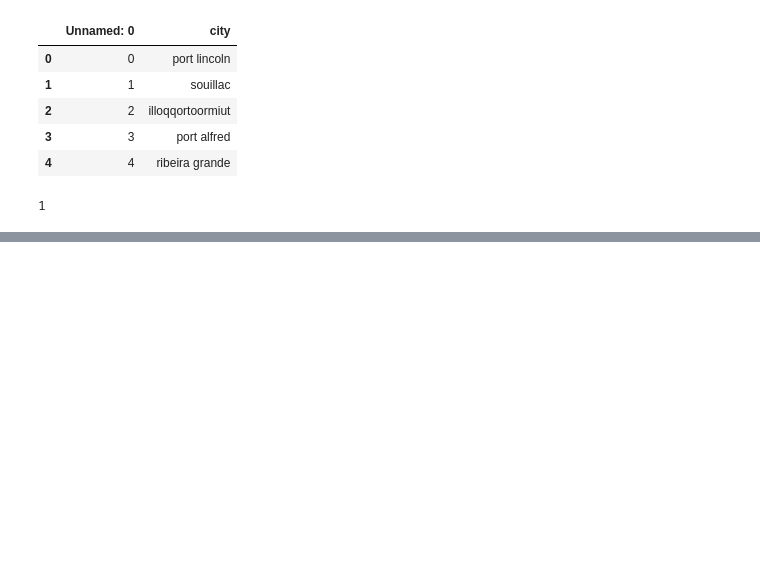
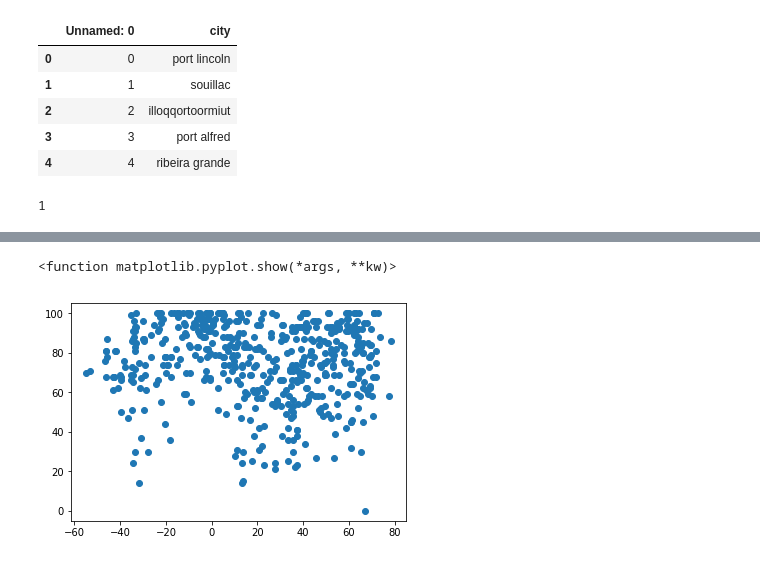
Before and after one commit to elsaschieffelin/HW6-Python-APIs, a Jupyter notebook: main.py.ipynb, the cells around one changed output, grey strips where cells are left out. Drawn from its saved outputs; the diff is of its cells as text; code cells hidden in the pictures; blank space fills up the shorter version.

```diff
--- a/main.py.ipynb
+++ b/main.py.ipynb
@@ -181,0 +219,6 @@ for index, row in cities_df.iterrows():
+# %%
+plt.scatter(lat_axis,humidity_axis)
+plt.show
+# %% [output]
+<function matplotlib.pyplot.show(*args, **kw)>
+[figure, added]
```
Also changed, not shown: parts of 9 cells of this notebook.
